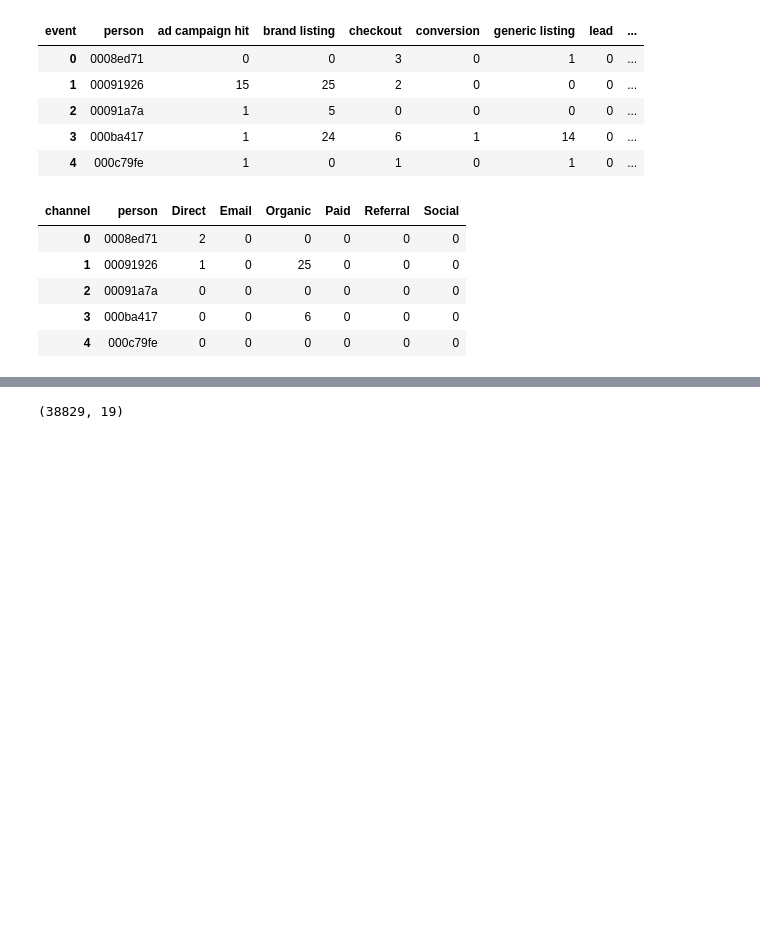
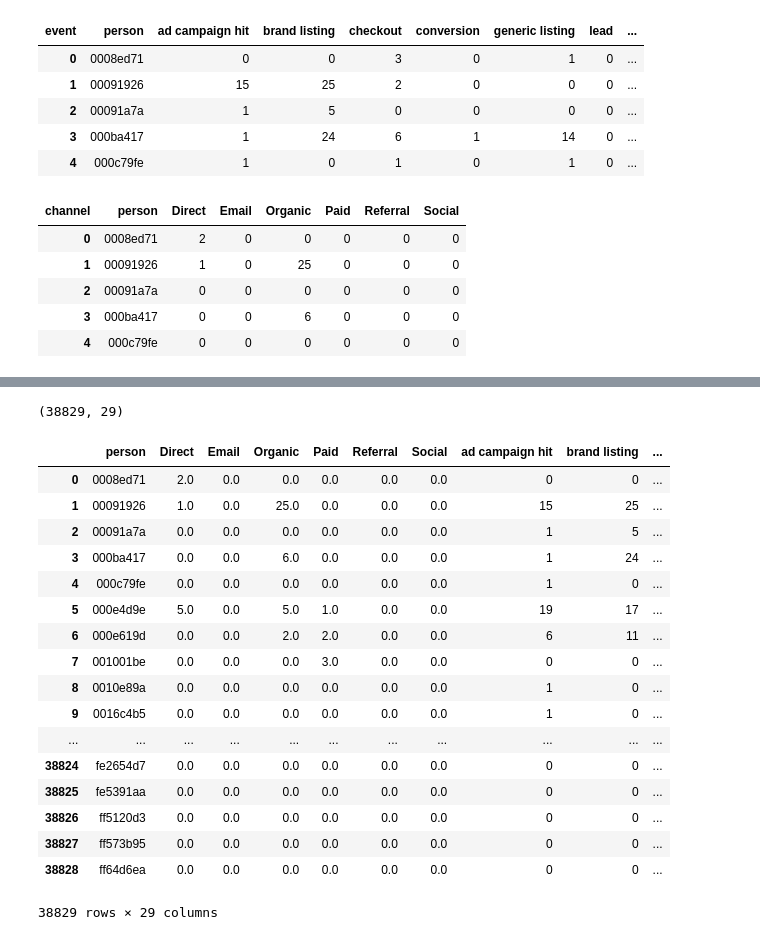
Before and after one commit to camilaserra5/tp2_machine_learning, a Jupyter notebook: features/features_basicos.ipynb, the cells around one changed output, grey strips where cells are left out. Saved outputs shown, nothing was run; the diff lists cells and outputs as text; code cells hidden in the pictures; blank space fills up the shorter version.

```diff
--- a/features/features_basicos.ipynb
+++ b/features/features_basicos.ipynb
@@ -52,7 +52,12 @@ events['day'] = events.timestamp.dt.day
 events['hour'] = events.timestamp.dt.hour
 # %%
 def timestamp_score(hora, dia, mes):
-    return (hora+1) * dia * mes
+    if (mes < 3):
+        return 1
+    if (mes < 5):
+        return 2
+    return (dia/2)
+
 
 time = events[['person', 'timestamp', 'event', 'hour', 'day', 'month']]
 time['time_score'] = time[['hour','day','month']].apply(lambda x: timestamp_score(x['hour'], x['day'], x['month']), axis=1)
@@ -73,0 +70,2 @@ time[['timestamp', 'time_score']].head()
+# %%
+time = pd.get_dummies(time, columns=['event'])
@@ -73,0 +89,2 @@ time[['timestamp', 'time_score']].head()
+# %%
+tiempo = time.drop(['timestamp', 'time_score', 'hour', 'day', 'month'], axis=1).groupby('person').sum()
@@ -76,9 +103,30 @@ time_grouped = time.groupby('person').agg({'time_score':'sum'}).reset_index()
 # %%
-df_basicos =pd.merge(df_basicos, time_grouped, on='person', how='inner')
+df_basicos =pd.merge(df_basicos, tiempo, on='person', how='inner')
 # %%
 df_basicos=df_basicos.fillna(0)
 df_basicos.to_csv('features_basicos.csv',index=False)
 # %%
 df_basicos.shape
 # %% [output]
-(38829, 19)
+(38829, 29)
+# %%
+df_basicos
+# %% [output]
+|  | person | Direct | Email | Organic | Paid | Referral | Social | ad campaign hit | brand listing | ... |
+| 0 | 0008ed71 | 2.0 | 0.0 | 0.0 | 0.0 | 0.0 | 0.0 | 0 | 0 | ... |
+| 1 | 00091926 | 1.0 | 0.0 | 25.0 | 0.0 | 0.0 | 0.0 | 15 | 25 | ... |
+| 2 | 00091a7a | 0.0 | 0.0 | 0.0 | 0.0 | 0.0 | 0.0 | 1 | 5 | ... |
+| 3 | 000ba417 | 0.0 | 0.0 | 6.0 | 0.0 | 0.0 | 0.0 | 1 | 24 | ... |
+| 4 | 000c79fe | 0.0 | 0.0 | 0.0 | 0.0 | 0.0 | 0.0 | 1 | 0 | ... |
+| 5 | 000e4d9e | 5.0 | 0.0 | 5.0 | 1.0 | 0.0 | 0.0 | 19 | 17 | ... |
+| 6 | 000e619d | 0.0 | 0.0 | 2.0 | 2.0 | 0.0 | 0.0 | 6 | 11 | ... |
+| 7 | 001001be | 0.0 | 0.0 | 0.0 | 3.0 | 0.0 | 0.0 | 0 | 0 | ... |
+| 8 | 0010e89a | 0.0 | 0.0 | 0.0 | 0.0 | 0.0 | 0.0 | 1 | 0 | ... |
+| 9 | 0016c4b5 | 0.0 | 0.0 | 0.0 | 0.0 | 0.0 | 0.0 | 1 | 0 | ... |
+| ... | ... | ... | ... | ... | ... | ... | ... | ... | ... | ... |
+| 38824 | fe2654d7 | 0.0 | 0.0 | 0.0 | 0.0 | 0.0 | 0.0 | 0 | 0 | ... |
+| 38825 | fe5391aa | 0.0 | 0.0 | 0.0 | 0.0 | 0.0 | 0.0 | 0 | 0 | ... |
+| 38826 | ff5120d3 | 0.0 | 0.0 | 0.0 | 0.0 | 0.0 | 0.0 | 0 | 0 | ... |
+| 38827 | ff573b95 | 0.0 | 0.0 | 0.0 | 0.0 | 0.0 | 0.0 | 0 | 0 | ... |
+| 38828 | ff64d6ea | 0.0 | 0.0 | 0.0 | 0.0 | 0.0 | 0.0 | 0 | 0 | ... |
+38829 rows × 29 columns
```
Also changed, not shown: parts of 5 cells of this notebook, 3 other files.
